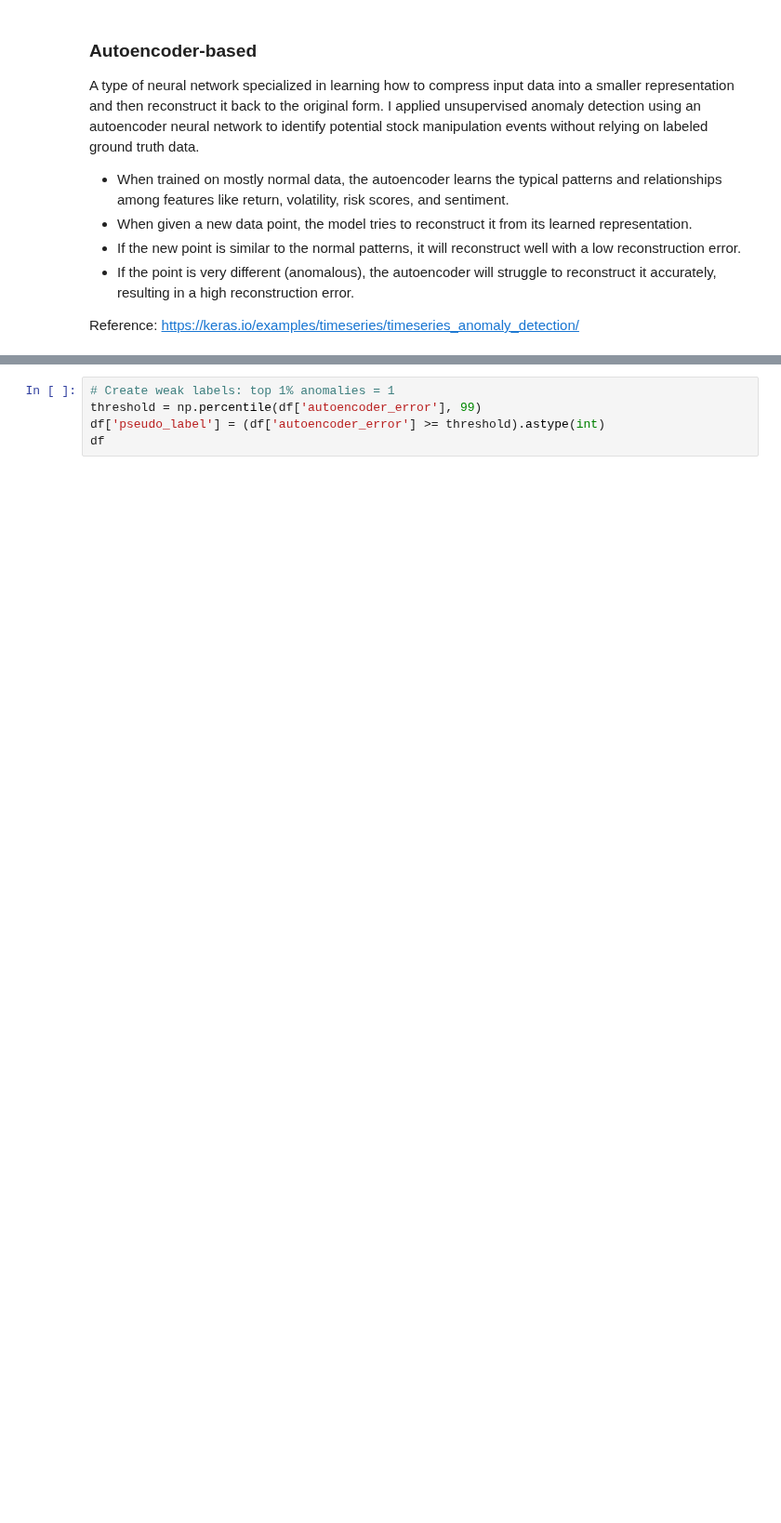
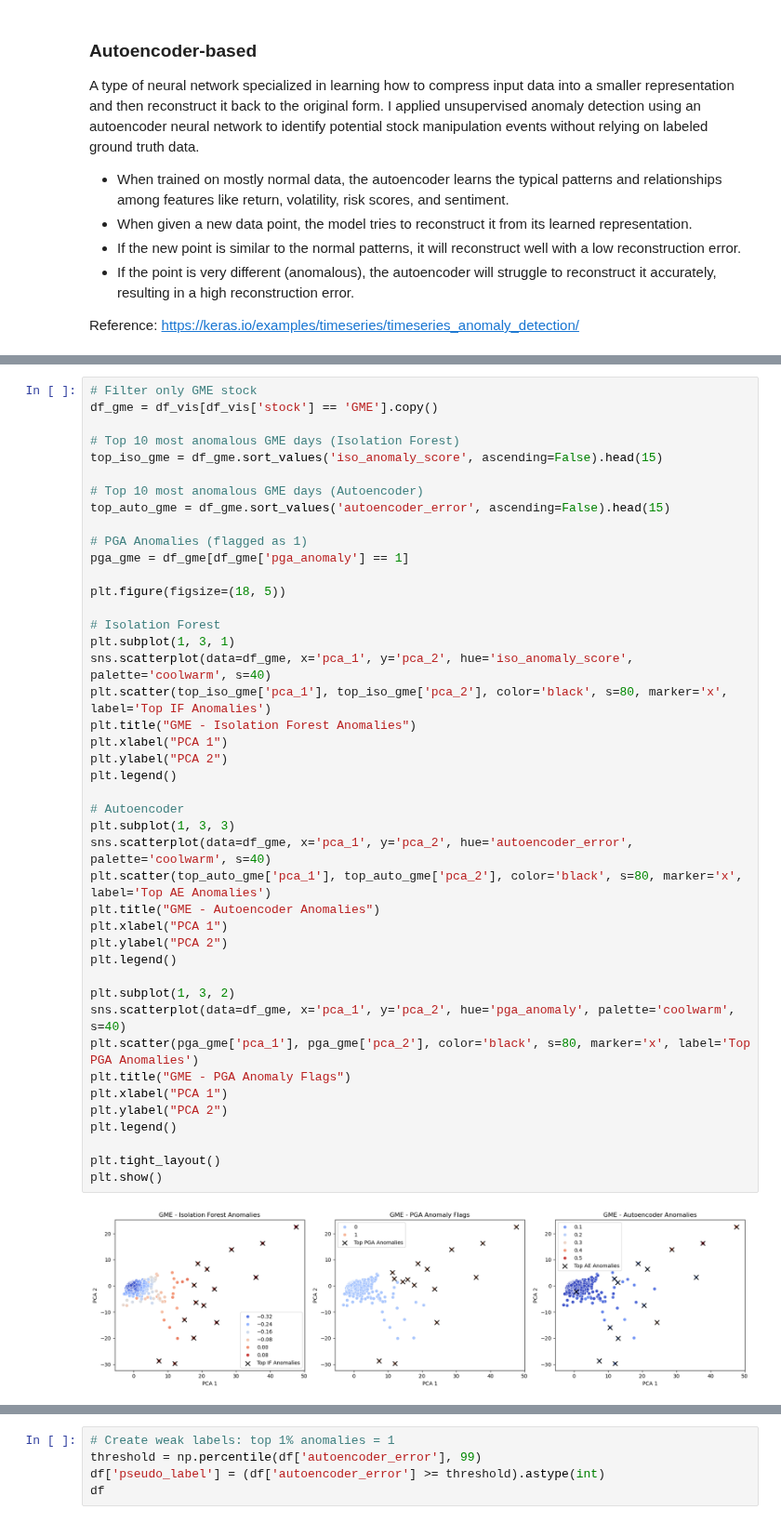
Before and after one commit to ansh2607/capstone2025-aggarwal-StockMarketManipulationDetection, a Jupyter notebook: model_building.ipynb, the cells around one changed output, grey strips where cells are left out. Shown at 93% size. Saved outputs shown, nothing was run; the diff lists cells and outputs as text; blank space fills up the shorter version.

```diff
--- a/model_building.ipynb
+++ b/model_building.ipynb
@@ -105,0 +329,45 @@ print(top_anomalies[['Date', 'stock', 'autoencoder_error', 'iso_anomaly_score']]
+# %%
+# Filter only GME stock
+df_gme = df_vis[df_vis['stock'] == 'GME'].copy()
+
+# Top 10 most anomalous GME days (Isolation Forest)
+top_iso_gme = df_gme.sort_values('iso_anomaly_score', ascending=False).head(15)
+
+# Top 10 most anomalous GME days (Autoencoder)
+top_auto_gme = df_gme.sort_values('autoencoder_error', ascending=False).head(15)
+
+# PGA Anomalies (flagged as 1)
+pga_gme = df_gme[df_gme['pga_anomaly'] == 1]
+
+plt.figure(figsize=(18, 5))
+
+# Isolation Forest
+plt.subplot(1, 3, 1)
+sns.scatterplot(data=df_gme, x='pca_1', y='pca_2', hue='iso_anomaly_score', palette='coolwarm', s=40)
+plt.scatter(top_iso_gme['pca_1'], top_iso_gme['pca_2'], color='black', s=80, marker='x', label='Top IF Anomalies')
+plt.title("GME - Isolation Forest Anomalies")
+plt.xlabel("PCA 1")
+plt.ylabel("PCA 2")
+plt.legend()
+
+# Autoencoder
+plt.subplot(1, 3, 3)
+sns.scatterplot(data=df_gme, x='pca_1', y='pca_2', hue='autoencoder_error', palette='coolwarm', s=40)
+plt.scatter(top_auto_gme['pca_1'], top_auto_gme['pca_2'], color='black', s=80, marker='x', label='Top AE Anomalies')
+plt.title("GME - Autoencoder Anomalies")
+plt.xlabel("PCA 1")
+plt.ylabel("PCA 2")
+plt.legend()
+
+plt.subplot(1, 3, 2)
+sns.scatterplot(data=df_gme, x='pca_1', y='pca_2', hue='pga_anomaly', palette='coolwarm', s=40)
+plt.scatter(pga_gme['pca_1'], pga_gme['pca_2'], color='black', s=80, marker='x', label='Top PGA Anomalies')
+plt.title("GME - PGA Anomaly Flags")
+plt.xlabel("PCA 1")
+plt.ylabel("PCA 2")
+plt.legend()
+
+plt.tight_layout()
+plt.show()
+# %% [output]
+[figure, added]
```
Also changed, not shown: parts of 24 cells of this notebook, 5 other files.
